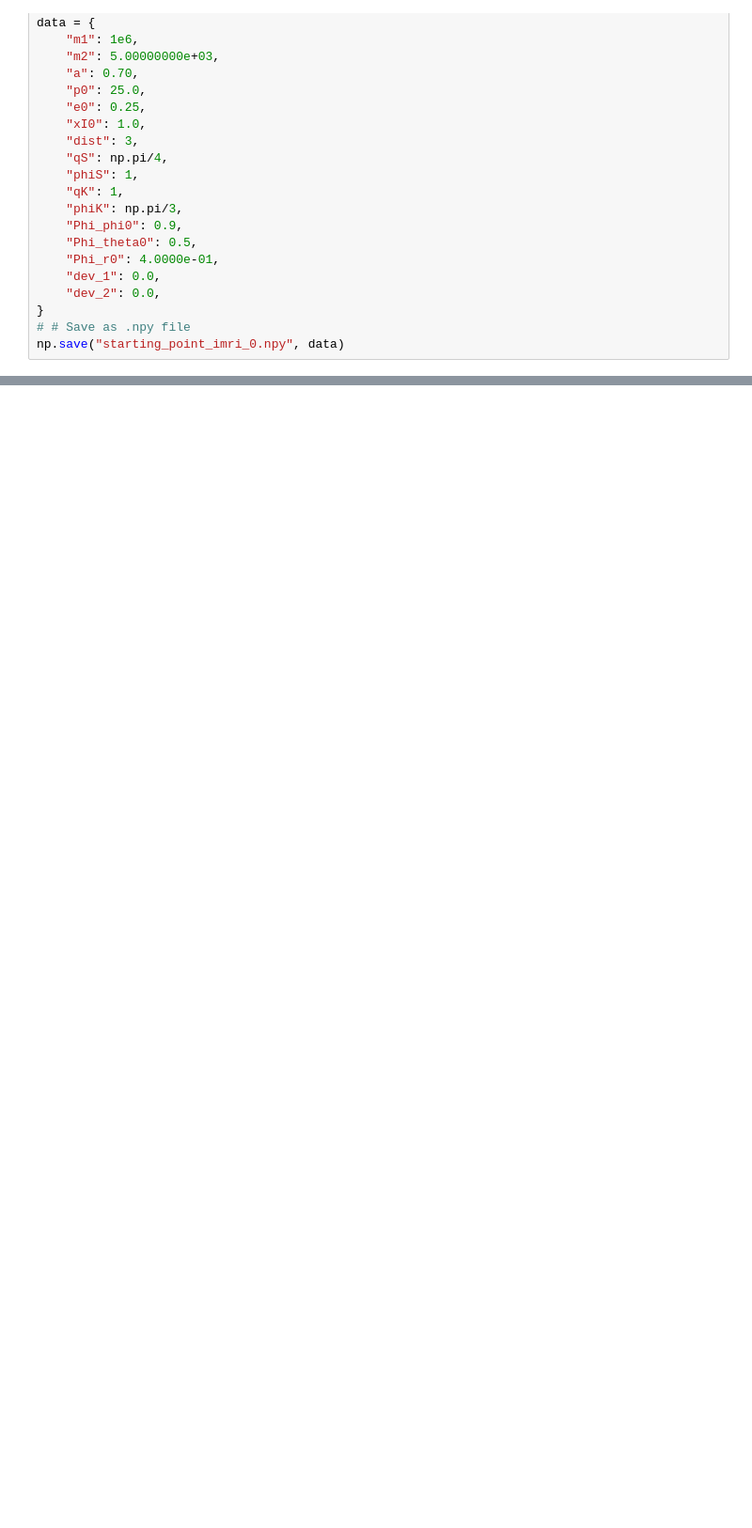
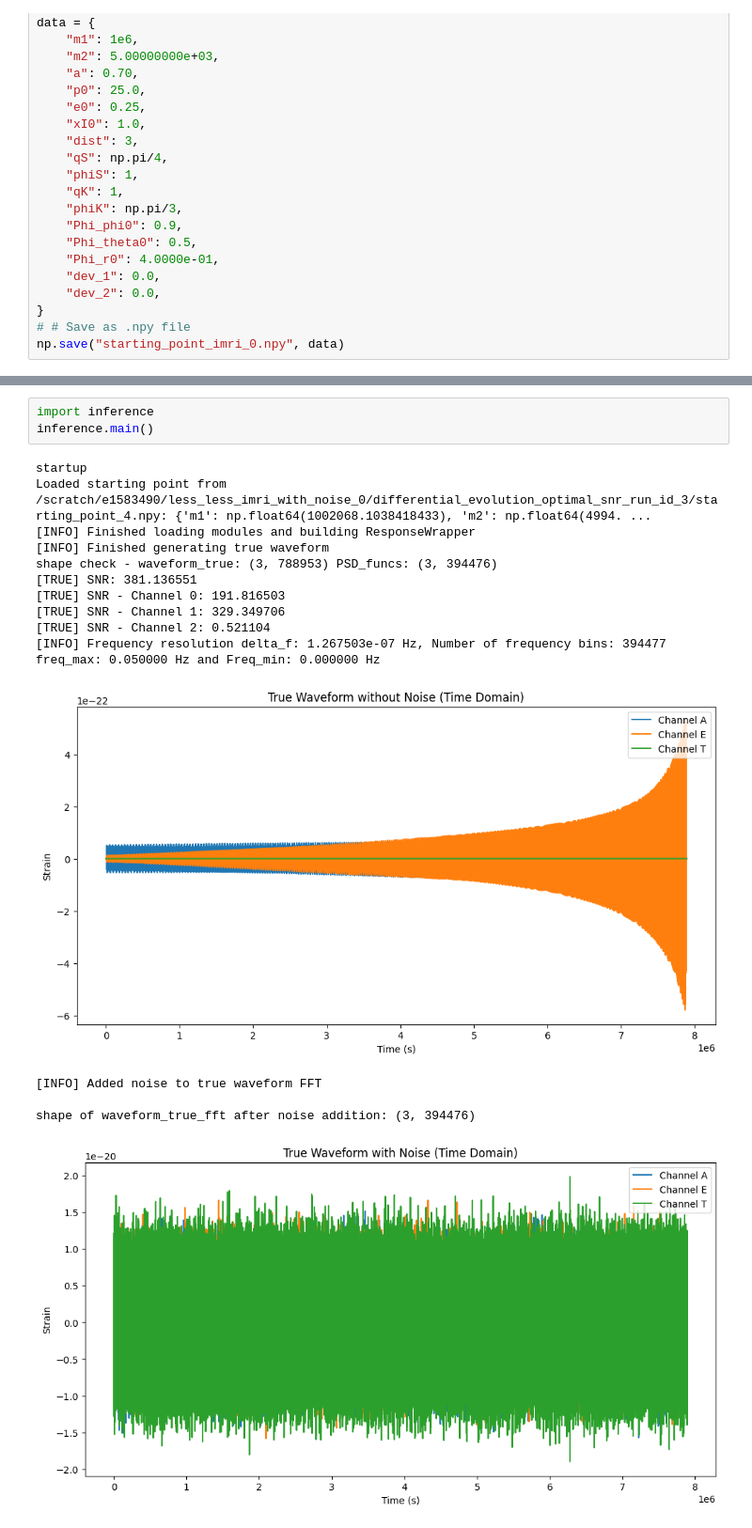
Before and after one commit to rishavrste/bias_inference_emri, a Jupyter notebook: src/test.ipynb, the cells around one changed output, grey strips where cells are left out. Shown at 94% size. Drawn from its saved outputs; the diff is of its cells as text; blank space fills up the shorter version.

```diff
--- a/src/test.ipynb
+++ b/src/test.ipynb
@@ -1641,0 +122,20 @@ cd bias_inference_emri/src
+# %%
+import inference
+inference.main()
+# %% [output]
+startup
+Loaded starting point from /scratch/e1583490/less_less_imri_with_noise_0/differential_evolution_optimal_snr_run_id_3/starting_point_4.npy: {'m1': np.float64(1002068.1038418433), 'm2': np.float64(4994. ...
+[INFO] Finished loading modules and building ResponseWrapper
+[INFO] Finished generating true waveform
+shape check - waveform_true: (3, 788953) PSD_funcs: (3, 394476)
+[TRUE] SNR: 381.136551
+[TRUE] SNR - Channel 0: 191.816503
+[TRUE] SNR - Channel 1: 329.349706
+[TRUE] SNR - Channel 2: 0.521104
+[INFO] Frequency resolution delta_f: 1.267503e-07 Hz, Number of frequency bins: 394477
+freq_max: 0.050000 Hz and Freq_min: 0.000000 Hz
+[figure, added]
+[INFO] Added noise to true waveform FFT
+
+shape of waveform_true_fft after noise addition: (3, 394476)
+[figure, added]
```
Also changed, not shown: parts of 11 cells of this notebook, 17 other files.
